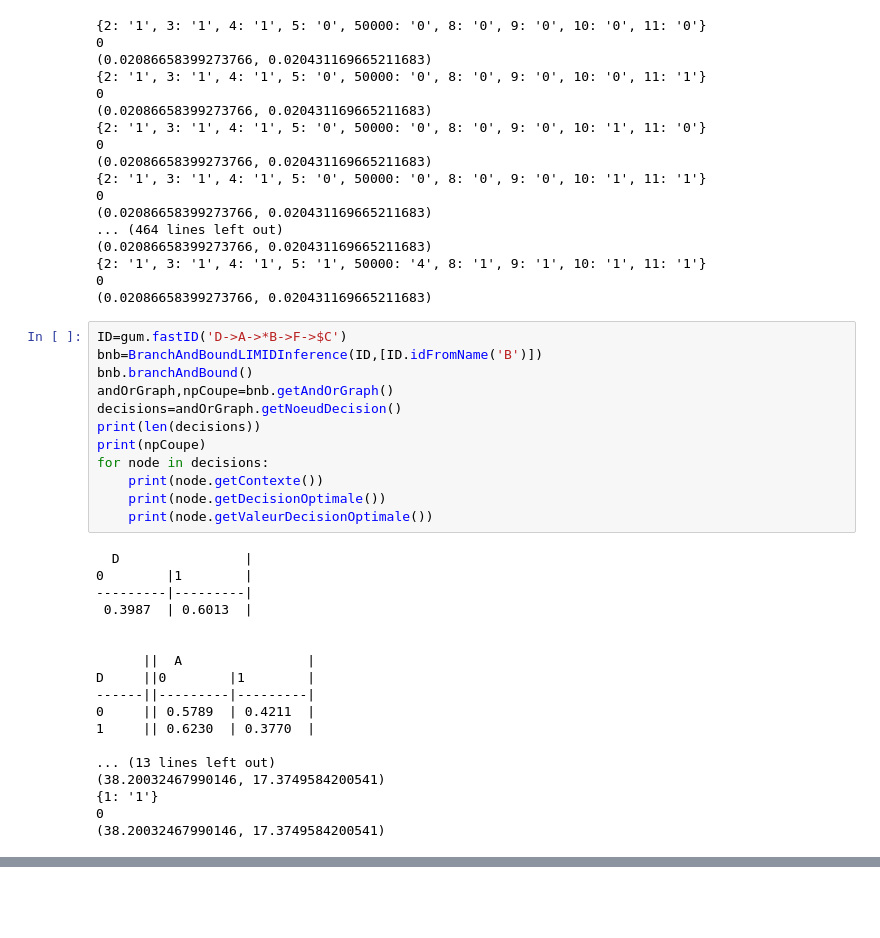
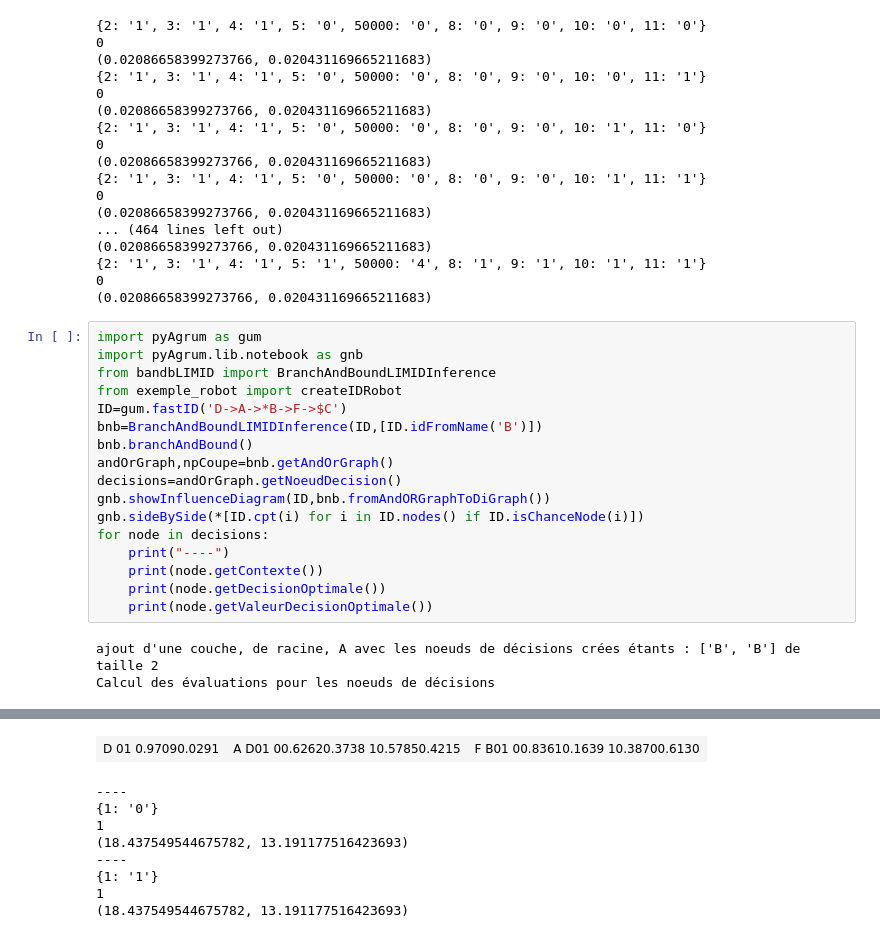
Before and after one commit to davidPinaud/PANDROIDE_InfDiag_BandB, a Jupyter notebook: code/code.ipynb, the cells around one changed output, grey strips where cells are left out. Saved outputs shown, nothing was run; the diff lists cells and outputs as text; blank space fills up the shorter version.

```diff
--- a/code/code.ipynb
+++ b/code/code.ipynb
@@ -70,32 +70,22 @@ for node in decisions:
 0
 (0.02086658399273766, 0.020431169665211683)
 # %%
+import pyAgrum as gum
+import pyAgrum.lib.notebook as gnb
+from bandbLIMID import BranchAndBoundLIMIDInference
+from exemple_robot import createIDRobot
 ID=gum.fastID('D->A->*B->F->$C')
 bnb=BranchAndBoundLIMIDInference(ID,[ID.idFromName('B')])
 bnb.branchAndBound()
 andOrGraph,npCoupe=bnb.getAndOrGraph()
 decisions=andOrGraph.getNoeudDecision()
-print(len(decisions))
-print(npCoupe)
+gnb.showInfluenceDiagram(ID,bnb.fromAndORGraphToDiGraph())
+gnb.sideBySide(*[ID.cpt(i) for i in ID.nodes() if ID.isChanceNode(i)])
 for node in decisions:
+    print("----")
     print(node.getContexte())
     print(node.getDecisionOptimale())
     print(node.getValeurDecisionOptimale())
 # %% [output]
-  D                |
-0        |1        |
----------|---------|
- 0.3987  | 0.6013  |
-
-
-      ||  A                |
-D     ||0        |1        |
-------||---------|---------|
-0     || 0.5789  | 0.4211  |
-1     || 0.6230  | 0.3770  |
-
-... (13 lines left out)
-(38.20032467990146, 17.3749584200541)
-{1: '1'}
-0
-(38.20032467990146, 17.3749584200541)
+ajout d'une couche, de racine, A avec les noeuds de décisions crées étants : ['B', 'B'] de taille 2
+Calcul des évaluations pour les noeuds de décisions
@@ -101,0 +93,9 @@ D     ||0        |1        |
+| D 01 0.97090.0291 | A D01 00.62620.3738 10.57850.4215 | F B01 00.83610.1639 10.38700.6130 |
+----
+{1: '0'}
+1
+(18.437549544675782, 13.191177516423693)
+----
+{1: '1'}
+1
+(18.437549544675782, 13.191177516423693)
```
Also changed, not shown: parts of 1 cell of this notebook, 2 other files.
